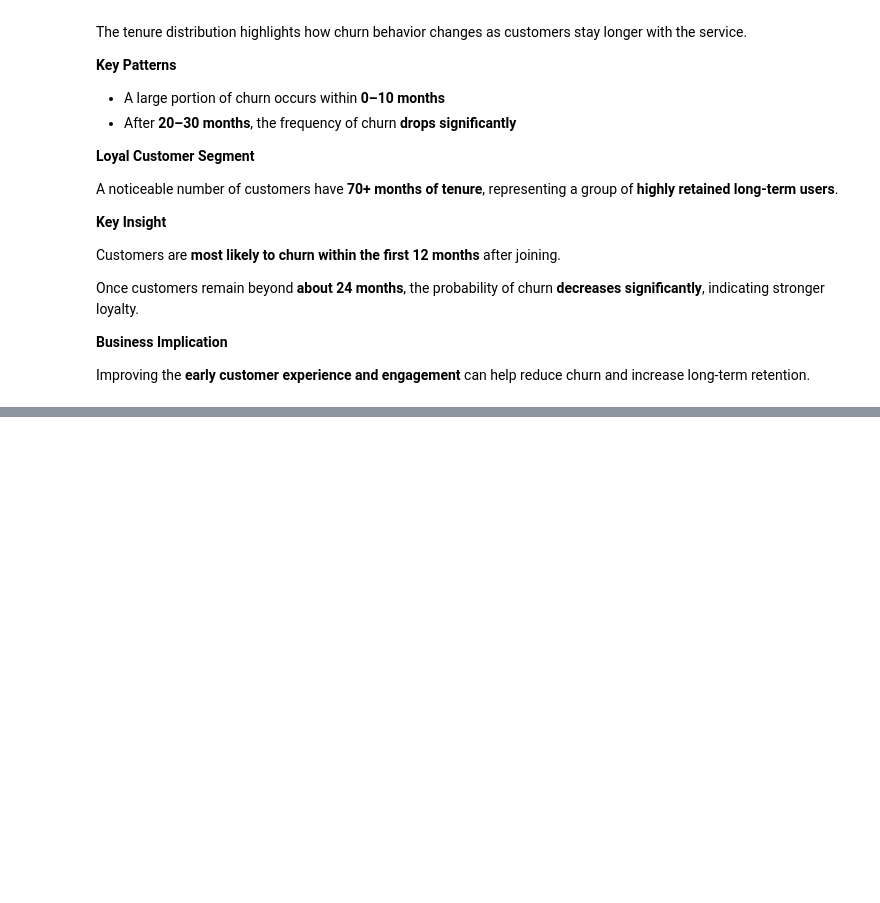
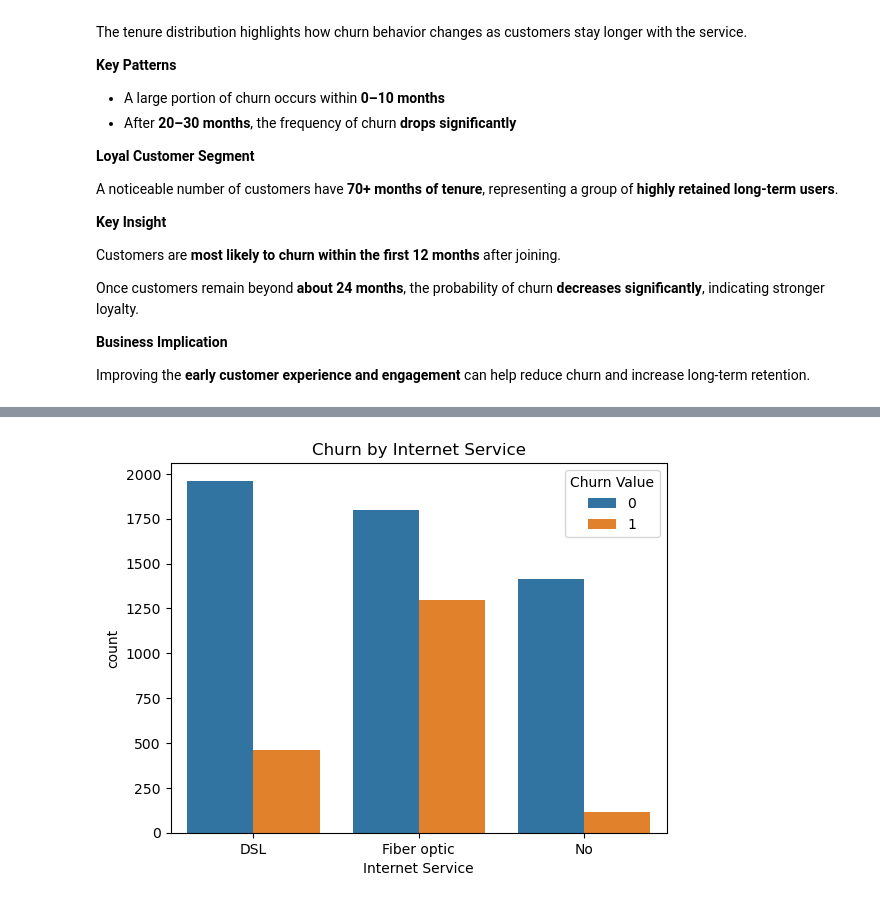
Before and after one commit to niharnandala/Telco-Churn-Prediction-Retention-ml, a Jupyter notebook: notebook/project_notebook.ipynb, the cells around one changed output, grey strips where cells are left out. Saved outputs shown, nothing was run; the diff lists cells and outputs as text; code cells hidden in the pictures; blank space fills up the shorter version.

```diff
--- a/notebook/project_notebook.ipynb
+++ b/notebook/project_notebook.ipynb
@@ -546,0 +556,9 @@ Improving the **early customer experience and engagement** can help reduce churn
+# %%
+import seaborn as sns
+import matplotlib.pyplot as plt
+
+sns.countplot(data=df, x='Internet Service', hue='Churn Value')
+plt.title("Churn by Internet Service")
+plt.show()
+# %% [output]
+[figure, added]
```
Also changed, not shown: parts of 71 cells of this notebook.
